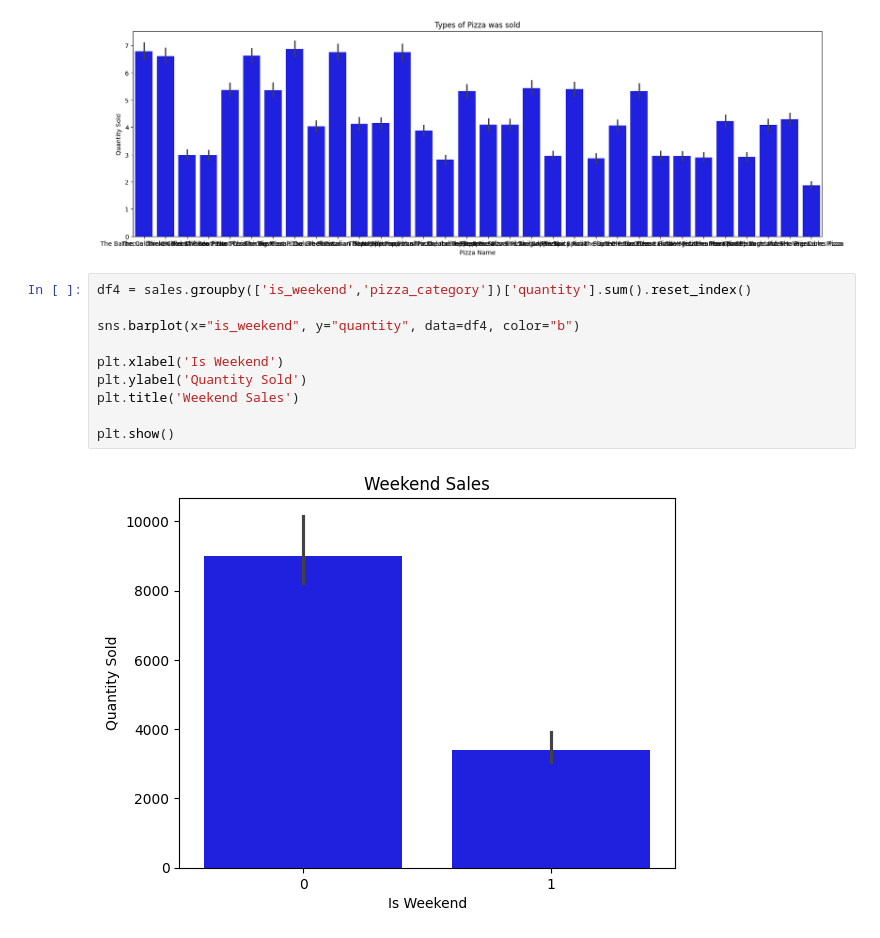
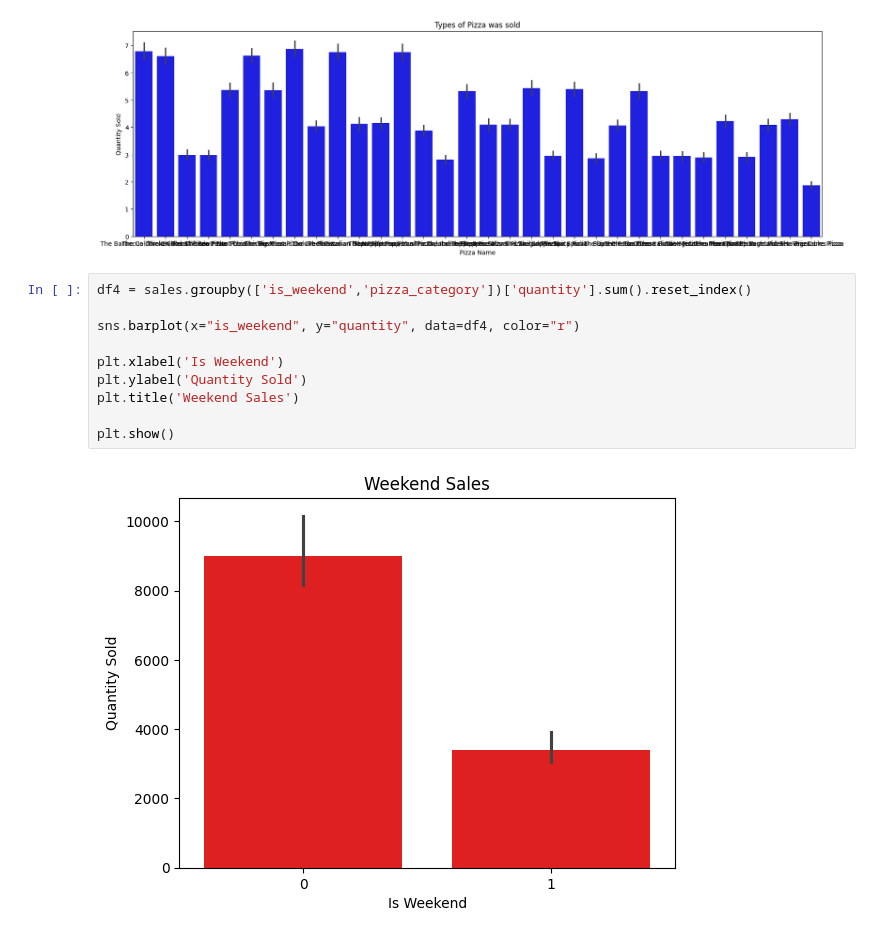
Before and after one commit to Syed-Abuthahir-M/Dominos-Predictive-Purchase-Order-System, a Jupyter notebook: Codes/EDA.ipynb, the cells around one changed output. Saved outputs shown, nothing was run; the diff lists cells and outputs as text.

```diff
--- a/Codes/EDA.ipynb
+++ b/Codes/EDA.ipynb
@@ -171,12 +171,12 @@ plt.show()
 # %%
 df4 = sales.groupby(['is_weekend','pizza_category'])['quantity'].sum().reset_index()
 
-sns.barplot(x="is_weekend", y="quantity", data=df4, color="b")
+sns.barplot(x="is_weekend", y="quantity", data=df4, color="r")
 
 plt.xlabel('Is Weekend')
 plt.ylabel('Quantity Sold')
 plt.title('Weekend Sales')
 
 plt.show()
 # %% [output]
-[figure, old version]
+[figure, new version]
```
